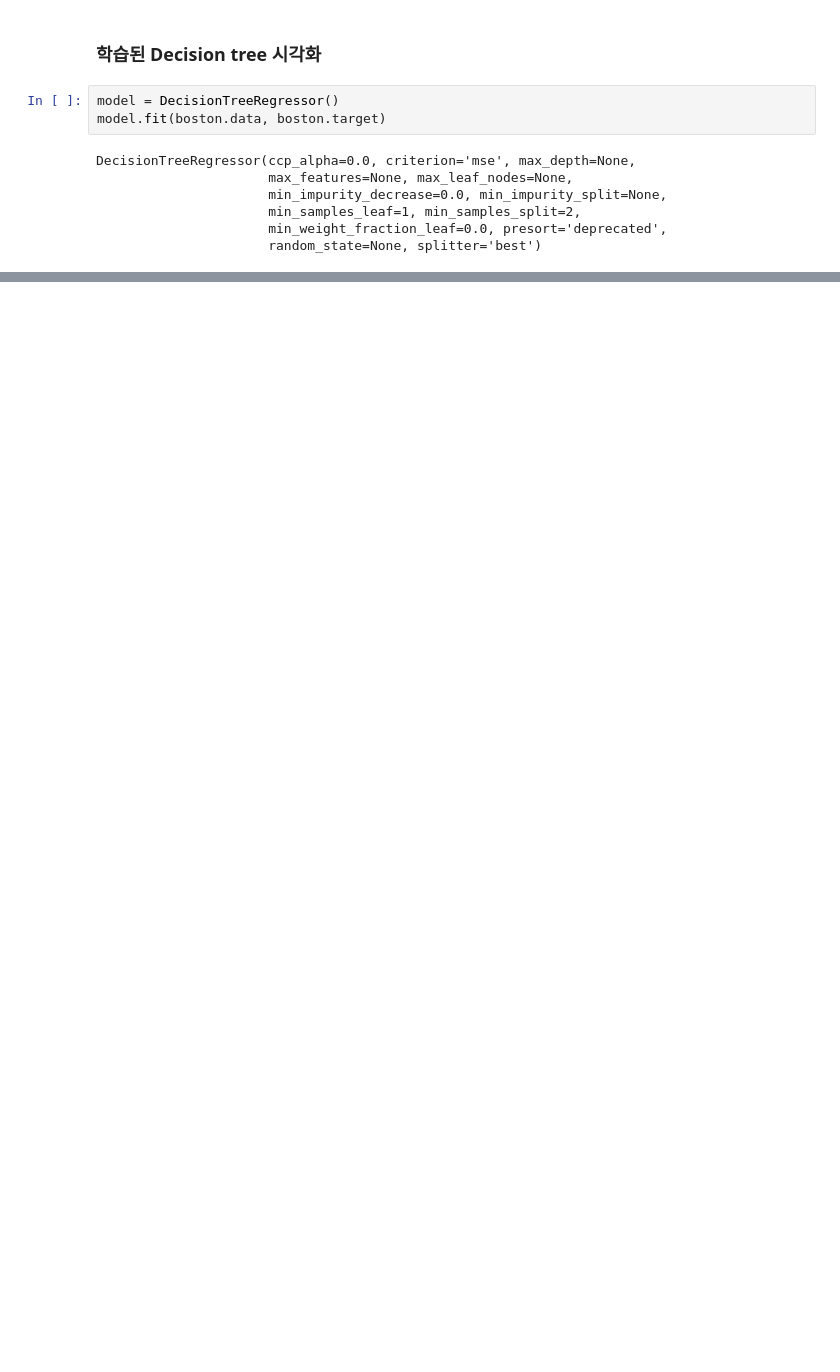
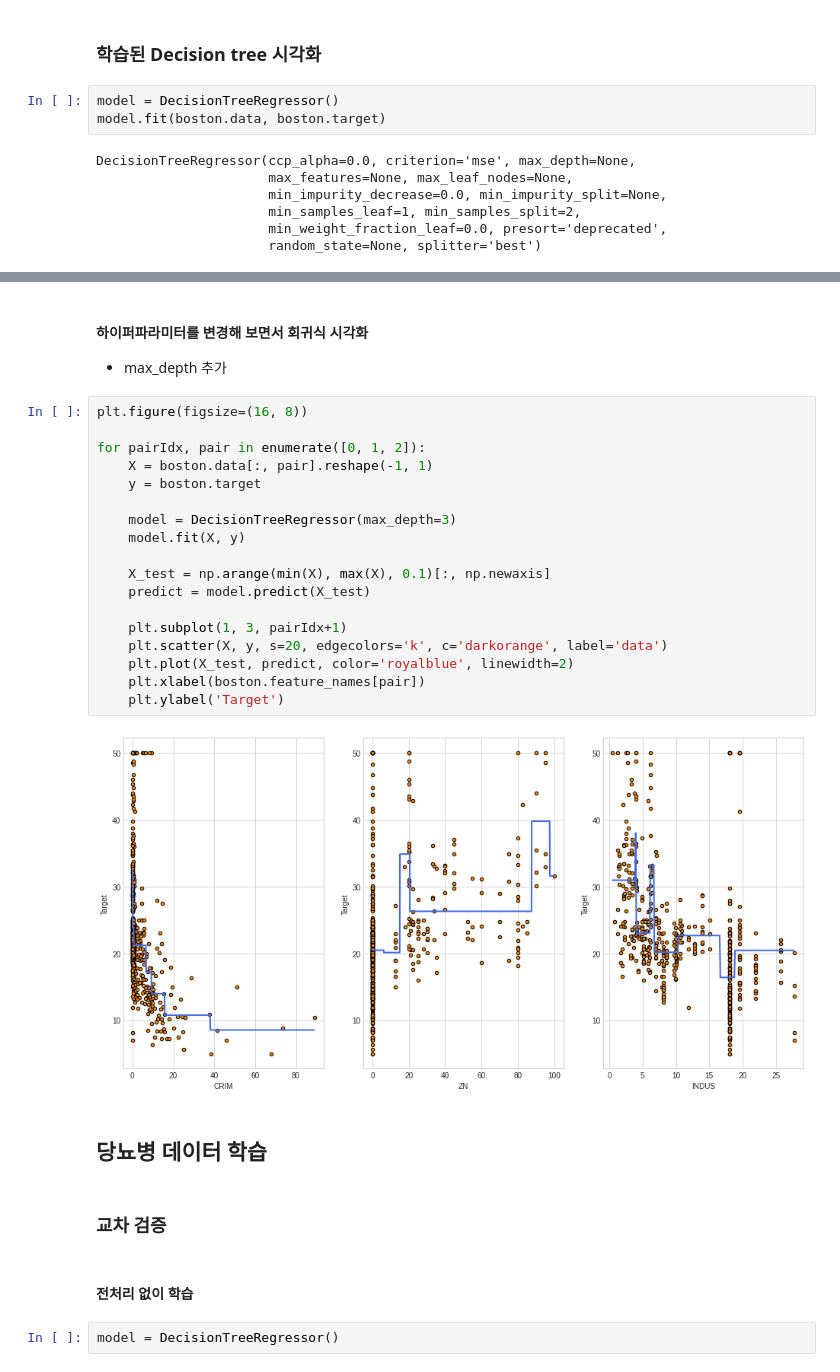
Before and after one commit to KimYongHwi/machine-learning-study, a Jupyter notebook: decision_tree/DecisionTree.ipynb, the cells around one changed output, grey strips where cells are left out. Drawn from its saved outputs; the diff is of its cells as text; blank space fills up the shorter version.

```diff
--- a/decision_tree/DecisionTree.ipynb
+++ b/decision_tree/DecisionTree.ipynb
@@ -872,0 +929,31 @@ print(r)
+# %% [markdown]
+#### 하이퍼파라미터를 변경해 보면서 회귀식 시각화
+- max_depth 추가
+# %%
+plt.figure(figsize=(16, 8))
+
+for pairIdx, pair in enumerate([0, 1, 2]):
+    X = boston.data[:, pair].reshape(-1, 1)
+    y = boston.target
+
+    model = DecisionTreeRegressor(max_depth=3)
+    model.fit(X, y)
+
+    X_test = np.arange(min(X), max(X), 0.1)[:, np.newaxis]
+    predict = model.predict(X_test)
+
+    plt.subplot(1, 3, pairIdx+1)
+    plt.scatter(X, y, s=20, edgecolors='k', c='darkorange', label='data')
+    plt.plot(X_test, predict, color='royalblue', linewidth=2)
+    plt.xlabel(boston.feature_names[pair])
+    plt.ylabel('Target')
+# %% [output]
+[figure, added]
+# %% [markdown]
+## 당뇨병 데이터 학습
+# %% [markdown]
+### 교차 검증
+# %% [markdown]
+#### 전처리 없이 학습
+# %%
+model = DecisionTreeRegressor()
```
Also changed, not shown: parts of 51 cells of this notebook.
